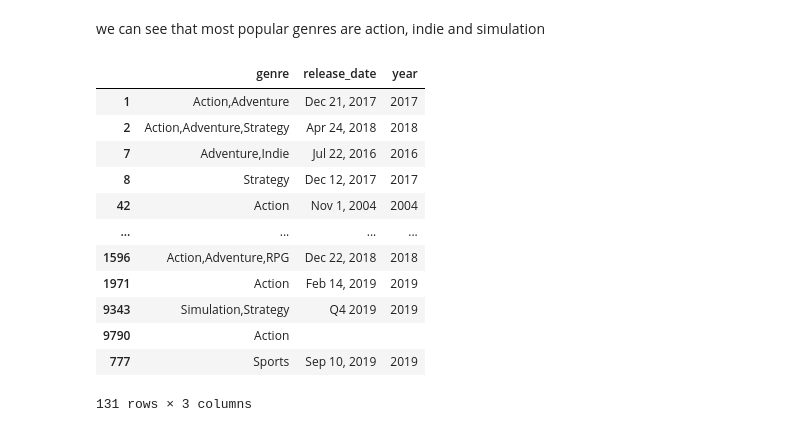
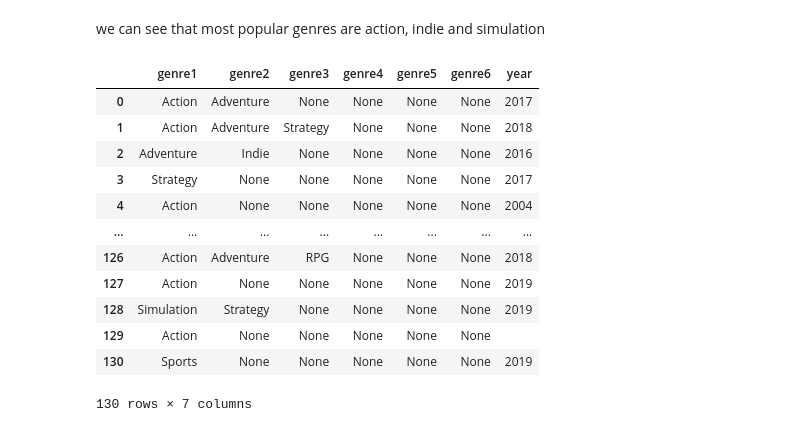
Before and after one commit to pyaepyaelily/videoGame, a Jupyter notebook: videoGame.ipynb, the cells around one changed output. Saved outputs shown, nothing was run; the diff lists cells and outputs as text; code cells hidden in the pictures.

Commit message:
remove empty row and trying out genre with date

```diff
--- a/videoGame.ipynb
+++ b/videoGame.ipynb
@@ -73,5 +71,14 @@ steamMatchTitle = steamGames_Title_Genre[matchTitle]
 ##### dropping duplicate values
 # %%
 steamUniqueTitle = steamMatchTitle.drop_duplicates(['title'])
+steamUniqueTitle = steamUniqueTitle.reset_index(drop=True)
+
 steamUniqueTitle
+nan_value = float("NaN")
+steamUniqueTitle.replace("", nan_value, inplace=True)
+steamUniqueTitle.info()
+
+steamUniqueTitle.dropna(subset = ["genre"], inplace=True)
+steamUniqueTitle
+#steamUniqueTitle.to_excel("output.xlsx")
 # %% [output]
@@ -155,22 +144,23 @@ sb.barplot(x="genre", y="count", data=steamGenreGraph, ax=ax)
 # %% [markdown]
 we can see that most popular genres are action, indie and simulation
 # %%
-steamGenre_Date = steamUniqueTitle.drop(columns=['title', 'genre1', 'genre2', 'genre3','genre4','genre5','genre6'])
 # storing first 3 letters of name as username
+steamGenre_Date = steamUniqueTitle
 steamGenre_Date['year'] = steamGenre_Date['release_date'].str.slice(-4)
-
+#steamGenre_Date = steamUniqueTitle.drop(columns=['title', 'genre1', 'genre2', 'genre3','genre4','genre5','genre6'])
+steamGenre_Date = steamUniqueTitle.drop(columns=['title', 'genre','release_date'])
 steamGenre_Date
 # %% [output]
-|  | genre | release_date | year |
-| 1 | Action,Adventure | Dec 21, 2017 | 2017 |
-| 2 | Action,Adventure,Strategy | Apr 24, 2018 | 2018 |
-| 7 | Adventure,Indie | Jul 22, 2016 | 2016 |
-| 8 | Strategy | Dec 12, 2017 | 2017 |
-| 42 | Action | Nov 1, 2004 | 2004 |
-| ... | ... | ... | ... |
-| 1596 | Action,Adventure,RPG | Dec 22, 2018 | 2018 |
-| 1971 | Action | Feb 14, 2019 | 2019 |
-| 9343 | Simulation,Strategy | Q4 2019 | 2019 |
-| 9790 | Action |  |  |
-| 777 | Sports | Sep 10, 2019 | 2019 |
+|  | genre1 | genre2 | genre3 | genre4 | genre5 | genre6 | year |
+| 0 | Action | Adventure | None | None | None | None | 2017 |
+| 1 | Action | Adventure | Strategy | None | None | None | 2018 |
+| 2 | Adventure | Indie | None | None | None | None | 2016 |
+| 3 | Strategy | None | None | None | None | None | 2017 |
+| 4 | Action | None | None | None | None | None | 2004 |
+| ... | ... | ... | ... | ... | ... | ... | ... |
+| 126 | Action | Adventure | RPG | None | None | None | 2018 |
+| 127 | Action | None | None | None | None | None | 2019 |
+| 128 | Simulation | Strategy | None | None | None | None | 2019 |
+| 129 | Action | None | None | None | None | None |  |
+| 130 | Sports | None | None | None | None | None | 2019 |
-131 rows × 3 columns
+130 rows × 7 columns
```
Also changed, not shown: parts of 10 cells of this notebook.
